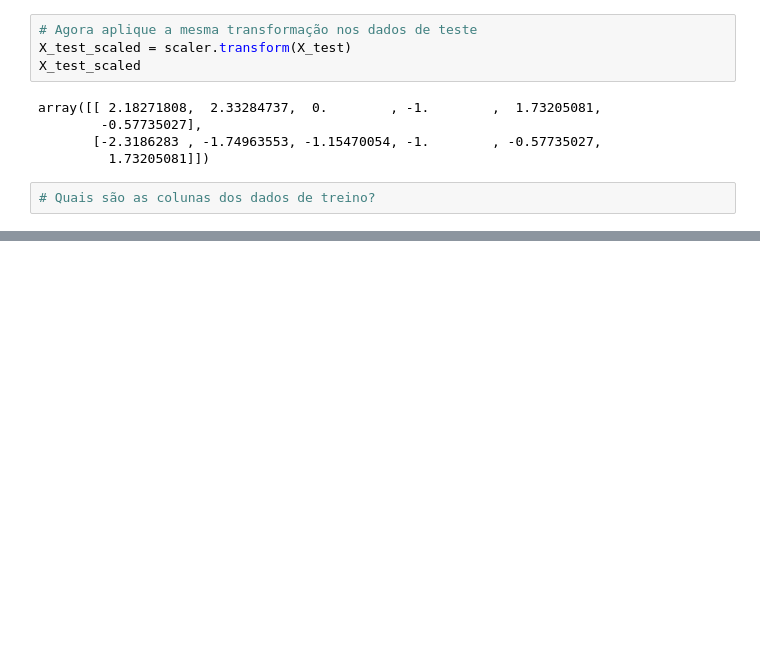
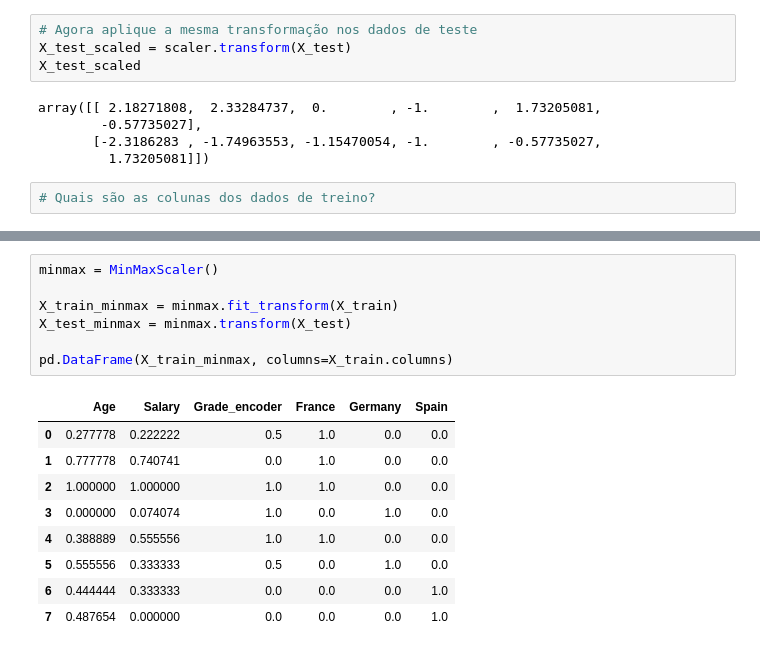
Before and after one commit to cesarnorena/fiap, a Jupyter notebook: neural-networks/class_08_feature_engineering.ipynb, the cells around one changed output, grey strips where cells are left out. Drawn from its saved outputs; the diff is of its cells as text; blank space fills up the shorter version.

```diff
--- a/neural-networks/class_08_feature_engineering.ipynb
+++ b/neural-networks/class_08_feature_engineering.ipynb
@@ -281,0 +296,17 @@ array([[ 2.18271808,  2.33284737,  0.        , -1.        ,  1.73205081,
+# %%
+minmax = MinMaxScaler()
+
+X_train_minmax = minmax.fit_transform(X_train)
+X_test_minmax = minmax.transform(X_test)
+
+pd.DataFrame(X_train_minmax, columns=X_train.columns)
+# %% [output]
+|  | Age | Salary | Grade_encoder | France | Germany | Spain |
+| 0 | 0.277778 | 0.222222 | 0.5 | 1.0 | 0.0 | 0.0 |
+| 1 | 0.777778 | 0.740741 | 0.0 | 1.0 | 0.0 | 0.0 |
+| 2 | 1.000000 | 1.000000 | 1.0 | 1.0 | 0.0 | 0.0 |
+| 3 | 0.000000 | 0.074074 | 1.0 | 0.0 | 1.0 | 0.0 |
+| 4 | 0.388889 | 0.555556 | 1.0 | 1.0 | 0.0 | 0.0 |
+| 5 | 0.555556 | 0.333333 | 0.5 | 0.0 | 1.0 | 0.0 |
+| 6 | 0.444444 | 0.333333 | 0.0 | 0.0 | 0.0 | 1.0 |
+| 7 | 0.487654 | 0.000000 | 0.0 | 0.0 | 0.0 | 1.0 |
```
Also changed, not shown: parts of 8 cells of this notebook, 2 other files.
